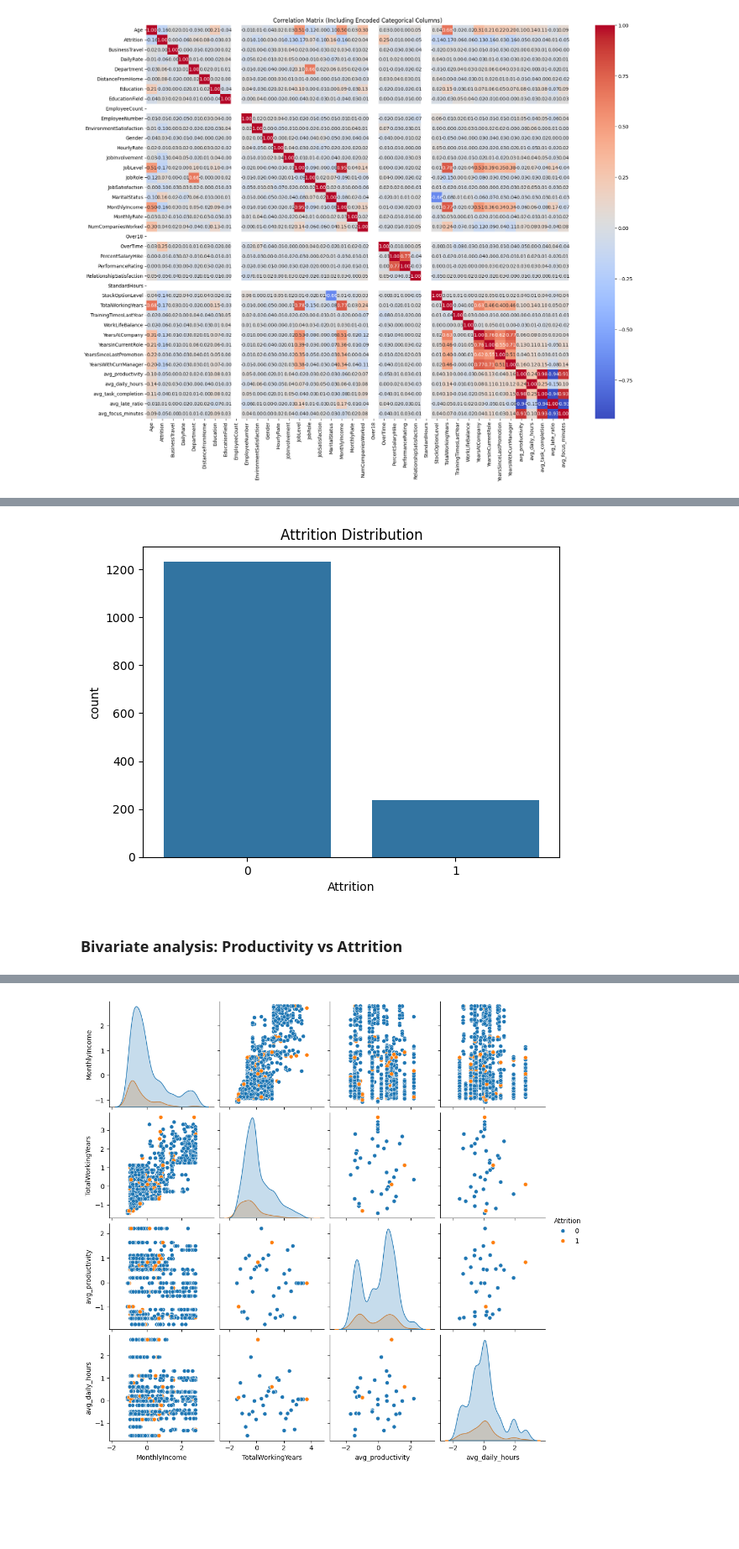
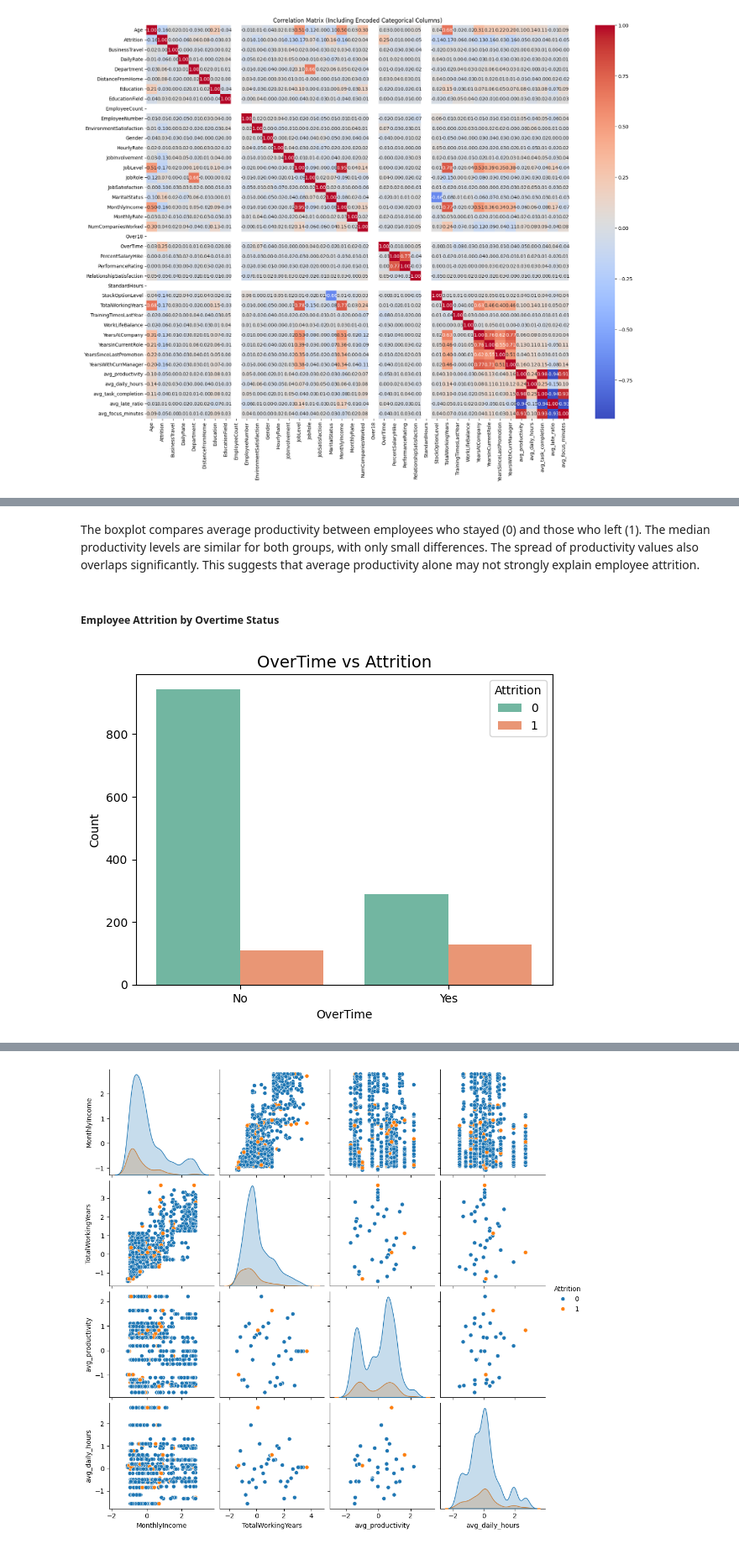
Before and after one commit to Kaurgurpreet23/CPSC5071, a Jupyter notebook: code/CPSC_5071Project.ipynb, the cells around one changed output, grey strips where cells are left out. Shown at 84% size. Drawn from its saved outputs; the diff is of its cells as text; code cells hidden in the pictures; blank space fills up the shorter version.

```diff
--- a/code/CPSC_5071Project.ipynb
+++ b/code/CPSC_5071Project.ipynb
@@ -387,8 +431,19 @@ plt.show()
+# %% [markdown]
+The boxplot compares average productivity between employees who stayed (0) and those who left (1). The median productivity levels are similar for both groups, with only small differences. The spread of productivity values also overlaps significantly. This suggests that average productivity alone may not strongly explain employee attrition.
+# %% [markdown]
+##### Employee Attrition by Overtime Status
 # %%
-sns.countplot(x='Attrition', data=df)
-plt.title("Attrition Distribution")
+sns.countplot(
+    x='OverTime',
+    hue='Attrition',
+    data=df,
+    palette='Set2'
+)
+
+plt.title("OverTime vs Attrition", fontsize=14)
+plt.xlabel("OverTime")
+plt.ylabel("Count")
+
 plt.show()
 # %% [output]
-[figure, old version]
+[figure, new version]
-# %% [markdown]
-### Bivariate analysis: Productivity vs Attrition
```
Also changed, not shown: parts of 61 cells of this notebook, 1 other file.
